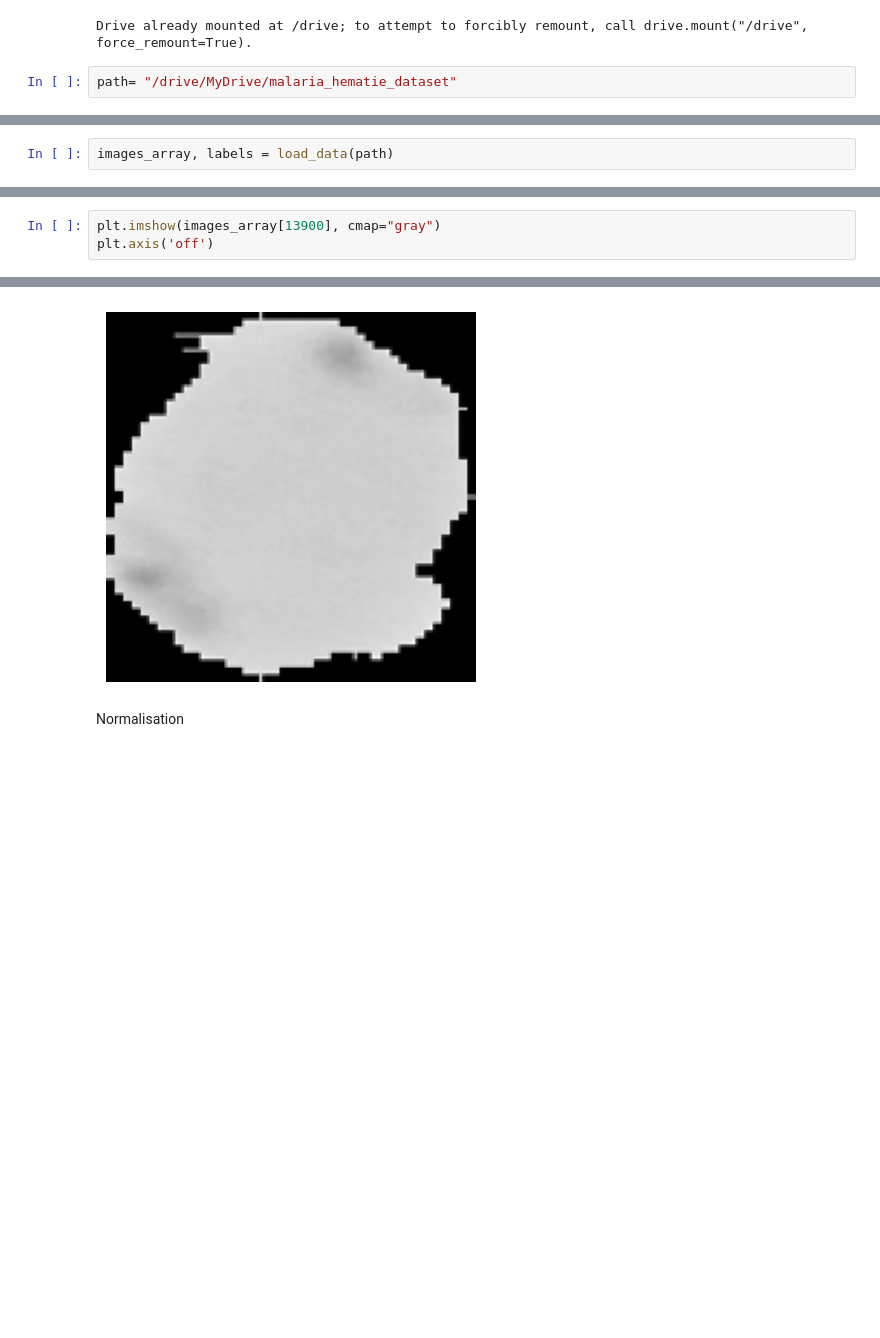
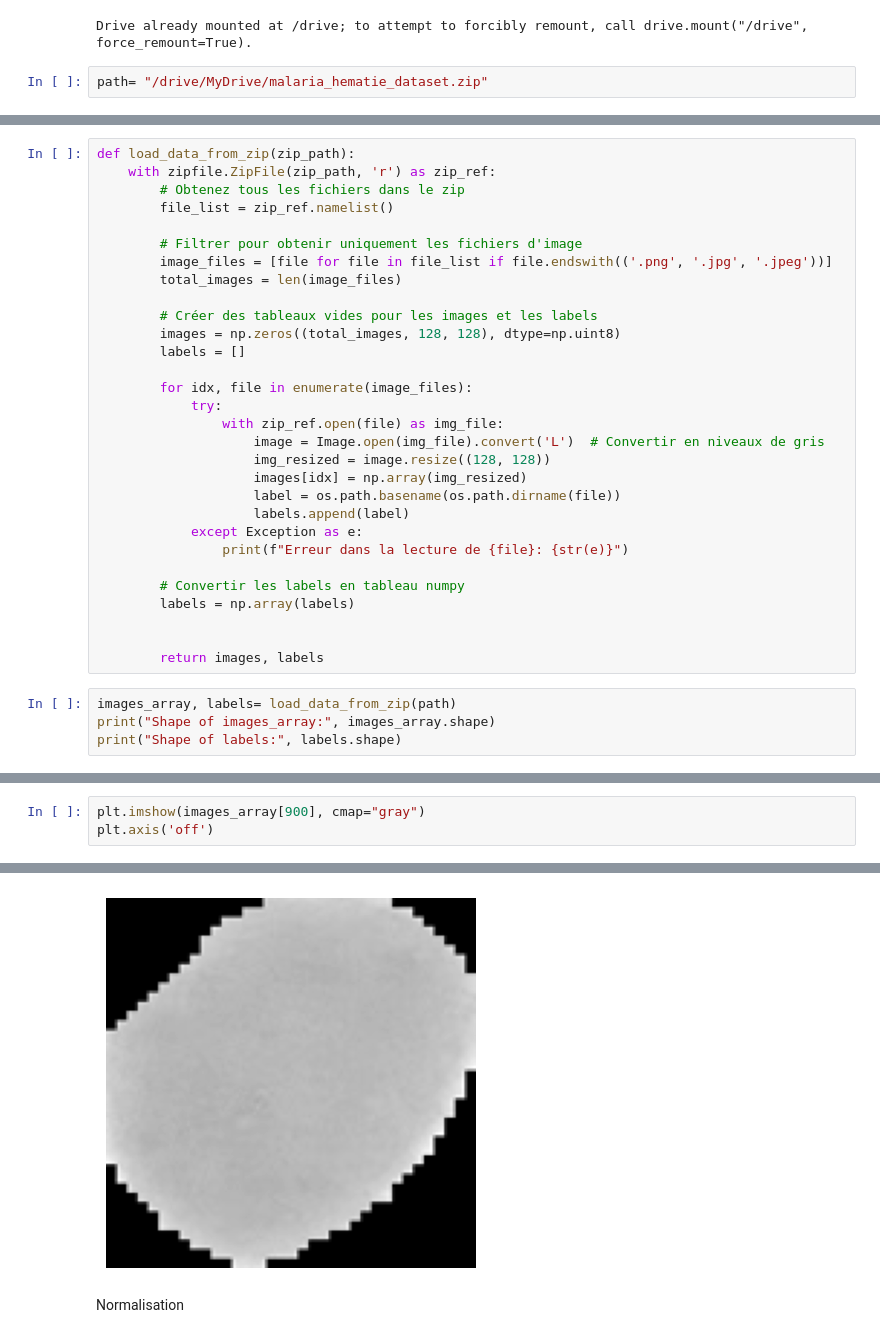
Before and after one commit to StephyMenda/hematie_image_classification, a Jupyter notebook: classification.ipynb, the cells around one changed output, grey strips where cells are left out. Saved outputs shown, nothing was run; the diff lists cells and outputs as text; blank space fills up the shorter version.

Commit message:
le fichier notebook de classification

```diff
--- a/classification.ipynb
+++ b/classification.ipynb
@@ -25,4 +26,4 @@ drive.mount('/drive')
 # %% [output]
 Drive already mounted at /drive; to attempt to forcibly remount, call drive.mount("/drive", force_remount=True).
 # %%
-path= "/drive/MyDrive/malaria_hematie_dataset"
+path= "/drive/MyDrive/malaria_hematie_dataset.zip"
@@ -63,2 +30,34 @@ def load_data(data_dir):
+# %%
+def load_data_from_zip(zip_path):
+    with zipfile.ZipFile(zip_path, 'r') as zip_ref:
+        # Obtenez tous les fichiers dans le zip
+        file_list = zip_ref.namelist()
+
+        # Filtrer pour obtenir uniquement les fichiers d'image
+        image_files = [file for file in file_list if file.endswith(('.png', '.jpg', '.jpeg'))]
+        total_images = len(image_files)
+
+        # Créer des tableaux vides pour les images et les labels
+        images = np.zeros((total_images, 128, 128), dtype=np.uint8)
+        labels = []
+
+        for idx, file in enumerate(image_files):
+            try:
+                with zip_ref.open(file) as img_file:
+                    image = Image.open(img_file).convert('L')  # Convertir en niveaux de gris
+                    img_resized = image.resize((128, 128))
+                    images[idx] = np.array(img_resized)
+                    label = os.path.basename(os.path.dirname(file))
+                    labels.append(label)
+            except Exception as e:
+                print(f"Erreur dans la lecture de {file}: {str(e)}")
+
+        # Convertir les labels en tableau numpy
+        labels = np.array(labels)
+
+
+        return images, labels
 # %%
-images_array, labels = load_data(path)
+images_array, labels= load_data_from_zip(path)
+print("Shape of images_array:", images_array.shape)
+print("Shape of labels:", labels.shape)
@@ -65,9 +67,9 @@ images_array, labels = load_data(path)
 # %%
-plt.imshow(images_array[13900], cmap="gray")
+plt.imshow(images_array[900], cmap="gray")
 plt.axis('off')
 # %% [output]
 (-0.5, 127.5, 127.5, -0.5)
-[figure, old version]
+[figure, new version]
 # %% [markdown]
 Normalisation
 # %%
```
Also changed, not shown: parts of 23 cells of this notebook.
